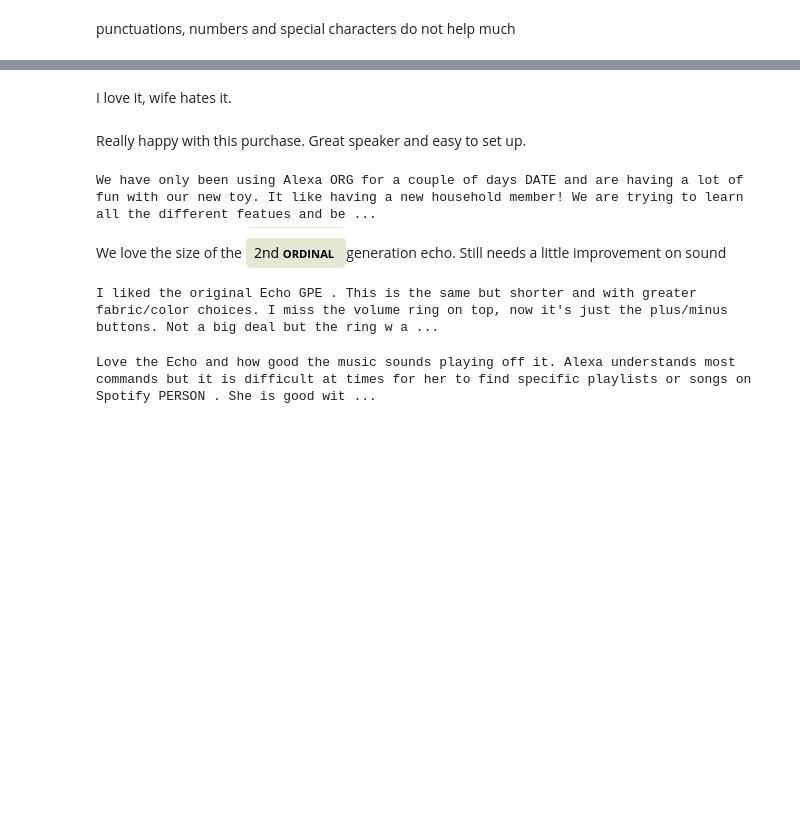
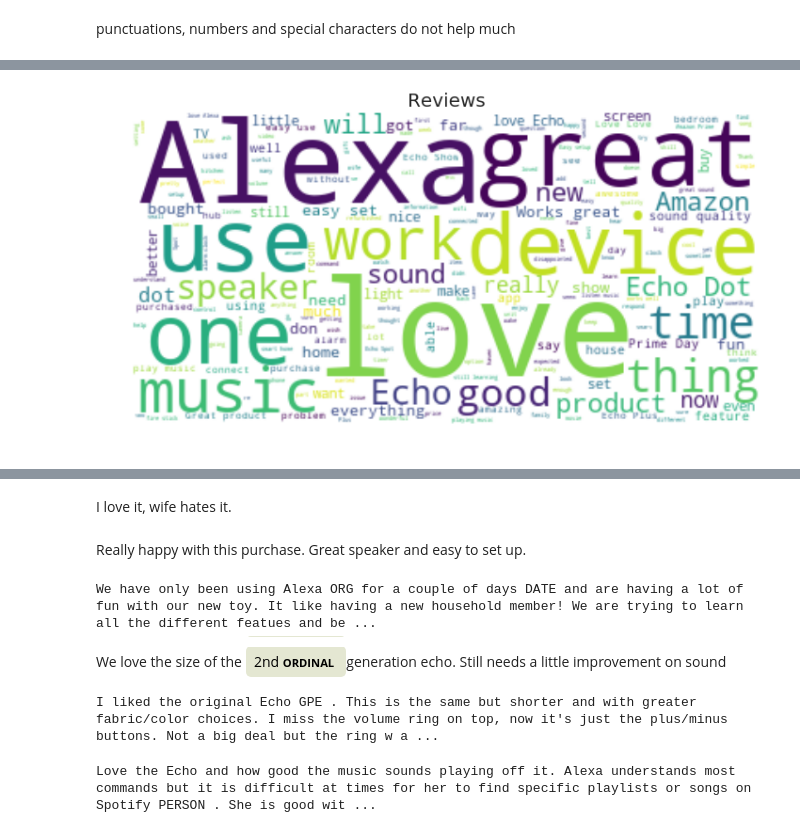
Before and after one commit to lahirurane/MERN_Example, a Jupyter notebook: UTS_ML2019_A2_.ipynb, the cells around one changed output, grey strips where cells are left out. Cells and saved outputs as stored; diff of their text form; code cells hidden in the pictures; blank space fills up the shorter version.

```diff
--- a/UTS_ML2019_A2_.ipynb
+++ b/UTS_ML2019_A2_.ipynb
@@ -220,0 +77,14 @@ dataset['review_clear'] = dataset.review_clear.apply(lambda x: ' '.join(x))
+# %%
+np.random.seed(500)
+sns.set(rc={'figure.figsize':(12,8)})
+reviews = ' '.join(dataset['review_cleared_text'].tolist())
+
+wordcloud_fig = WordCloud(background_color="white").generate(reviews)
+plt.figure()
+plt.imshow(wordcloud_fig, interpolation="bilinear")
+plt.axis("off")
+plt.margins(x=0, y=0)
+plt.title('Reviews',size=20)
+plt.show()
+# %% [output]
+[figure, added]
```
Also changed, not shown: parts of 59 cells of this notebook.
